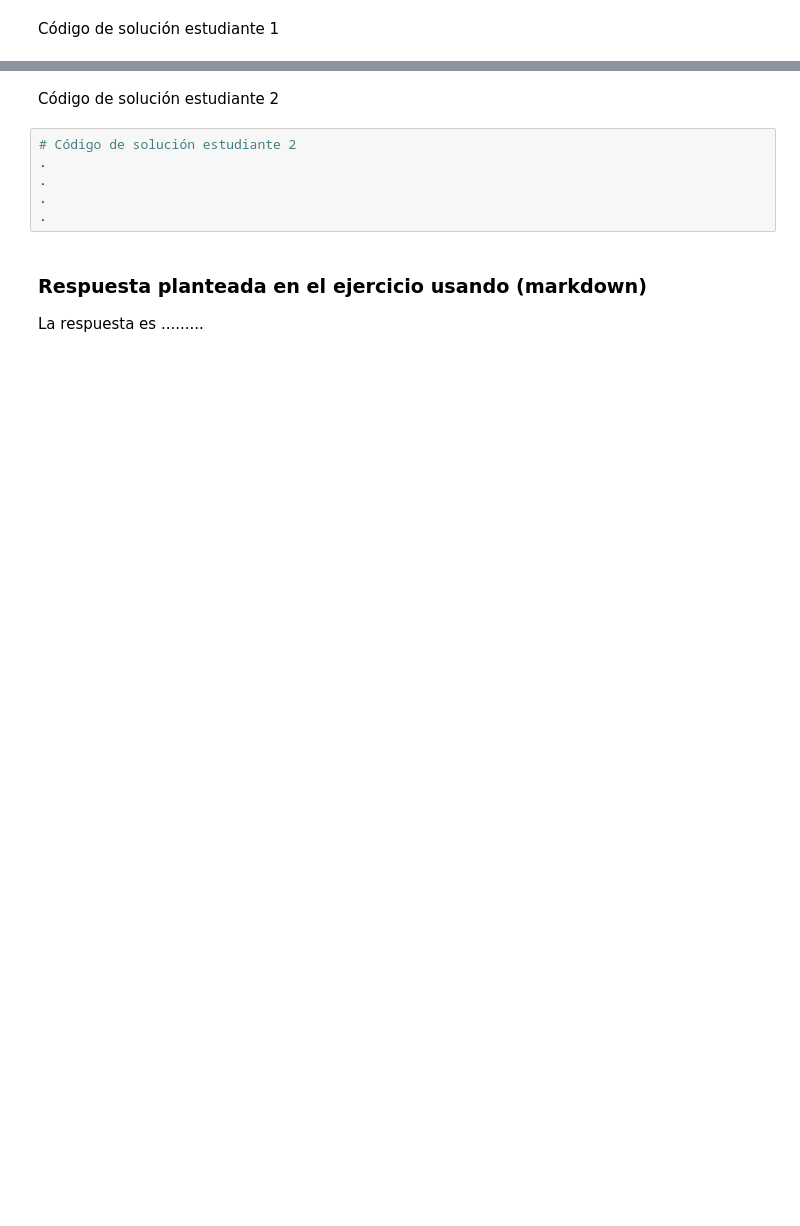
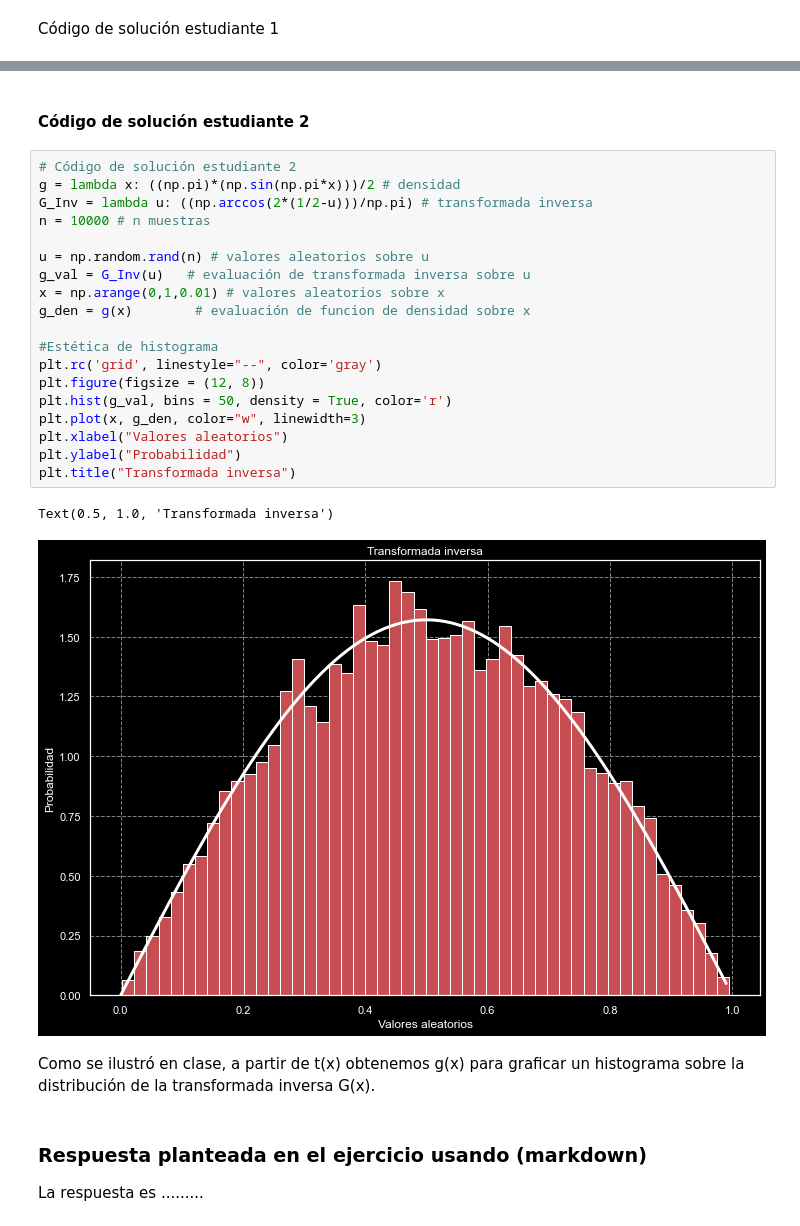
Before and after one commit to EMarquez7/Tarea6_MASanchez_EMarquez, a Jupyter notebook: Tarea 6.ipynb, the cells around one changed output, grey strips where cells are left out. Drawn from its saved outputs; the diff is of its cells as text; blank space fills up the shorter version.

```diff
--- a/Tarea 6.ipynb
+++ b/Tarea 6.ipynb
@@ -100,11 +130,29 @@ Código de solución estudiante 1
 # %% [markdown]
-Código de solución estudiante 2
+#### Código de solución estudiante 2
-# %%
-# Código de solución estudiante 2
-.
-.
-.
-.
+# %%
+# Código de solución estudiante 2
+g = lambda x: ((np.pi)*(np.sin(np.pi*x)))/2 # densidad
+G_Inv = lambda u: ((np.arccos(2*(1/2-u)))/np.pi) # transformada inversa
+n = 10000 # n muestras
+
+u = np.random.rand(n) # valores aleatorios sobre u
+g_val = G_Inv(u)   # evaluación de transformada inversa sobre u
+x = np.arange(0,1,0.01) # valores aleatorios sobre x
+g_den = g(x)        # evaluación de funcion de densidad sobre x
+
+#Estética de histograma
+plt.rc('grid', linestyle="--", color='gray')
+plt.figure(figsize = (12, 8))
+plt.hist(g_val, bins = 50, density = True, color='r')
+plt.plot(x, g_den, color="w", linewidth=3)
+plt.xlabel("Valores aleatorios")
+plt.ylabel("Probabilidad")
+plt.title("Transformada inversa")
+# %% [output]
+Text(0.5, 1.0, 'Transformada inversa')
+[figure, added]
+# %% [markdown]
+Como se ilustró en clase, a partir de t(x) obtenemos g(x) para graficar un histograma sobre la distribución de la transformada inversa G(x).
 # %% [markdown]
 ### Respuesta planteada en el ejercicio usando (markdown)
  La respuesta es .........
```
Also changed, not shown: parts of 39 cells of this notebook.
